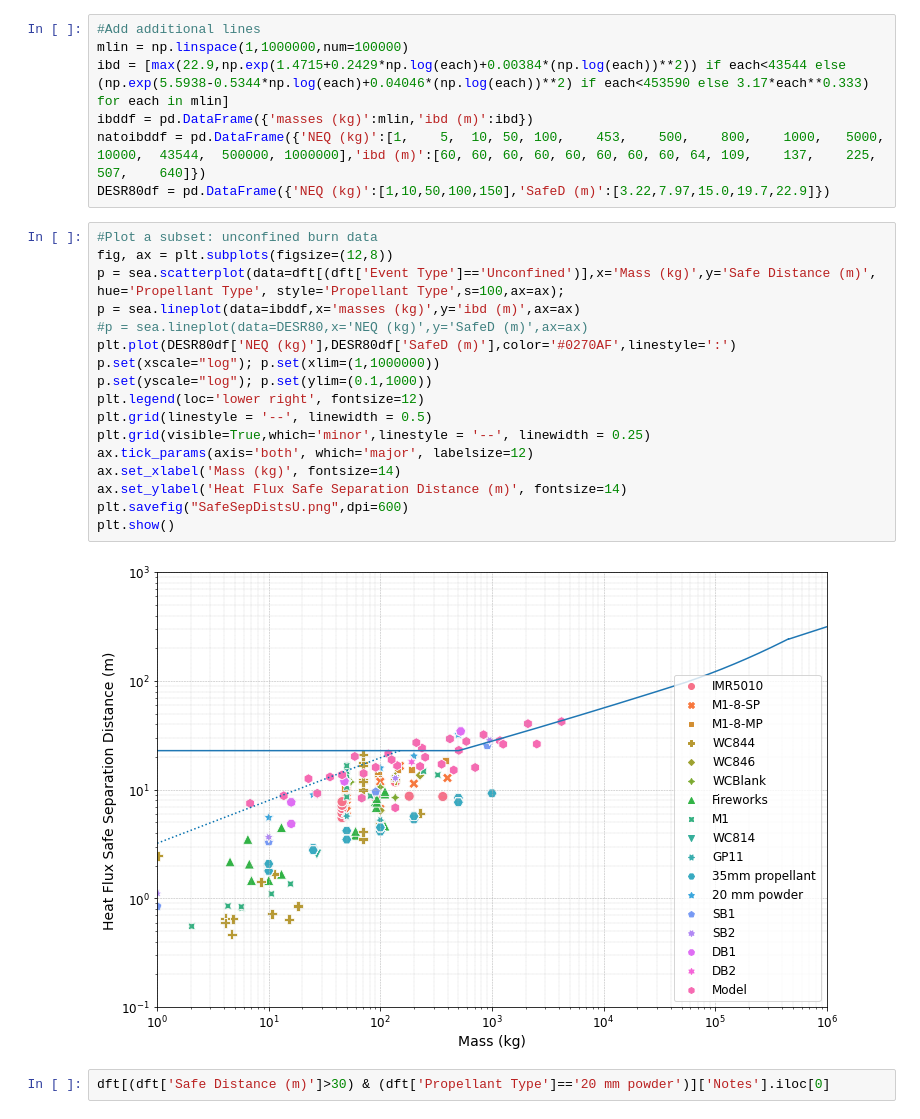
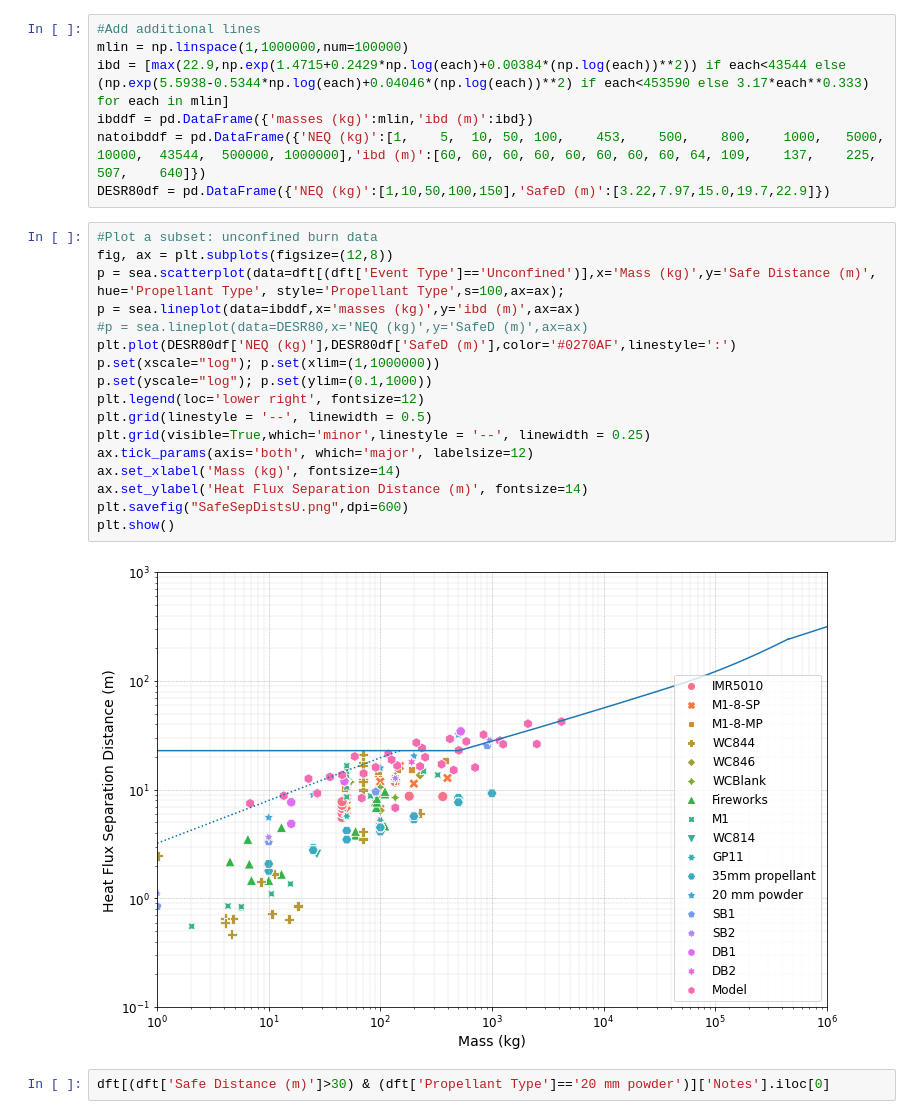
Before and after one commit to clint-bg/publicationdata, a Jupyter notebook: safeSeparation/safeSeparationDistancesHD13.ipynb, the cells around one changed output. Drawn from its saved outputs; the diff is of its cells as text.

```diff
--- a/safeSeparation/safeSeparationDistancesHD13.ipynb
+++ b/safeSeparation/safeSeparationDistancesHD13.ipynb
@@ -263,22 +263,22 @@ DESR80df = pd.DataFrame({'NEQ (kg)':[1,10,50,100,150],'SafeD (m)':[3.22,7.97,15.
 # %%
 #Plot a subset: unconfined burn data
 fig, ax = plt.subplots(figsize=(12,8))
 p = sea.scatterplot(data=dft[(dft['Event Type']=='Unconfined')],x='Mass (kg)',y='Safe Distance (m)', hue='Propellant Type', style='Propellant Type',s=100,ax=ax);
 p = sea.lineplot(data=ibddf,x='masses (kg)',y='ibd (m)',ax=ax)
 #p = sea.lineplot(data=DESR80,x='NEQ (kg)',y='SafeD (m)',ax=ax)
 plt.plot(DESR80df['NEQ (kg)'],DESR80df['SafeD (m)'],color='#0270AF',linestyle=':')
 p.set(xscale="log"); p.set(xlim=(1,1000000))
 p.set(yscale="log"); p.set(ylim=(0.1,1000))
 plt.legend(loc='lower right', fontsize=12)
 plt.grid(linestyle = '--', linewidth = 0.5)
 plt.grid(visible=True,which='minor',linestyle = '--', linewidth = 0.25)
 ax.tick_params(axis='both', which='major', labelsize=12)
 ax.set_xlabel('Mass (kg)', fontsize=14)
-ax.set_ylabel('Heat Flux Safe Separation Distance (m)', fontsize=14)
+ax.set_ylabel('Heat Flux Separation Distance (m)', fontsize=14)
 plt.savefig("SafeSepDistsU.png",dpi=600)
 plt.show()
 # %% [output]
-[figure, old version]
+[figure, new version]
 # %%
 dft[(dft['Safe Distance (m)']>30) & (dft['Propellant Type']=='20 mm powder')]['Notes'].iloc[0]
 # %% [output]
```
Also changed, not shown: parts of 2 cells of this notebook.
